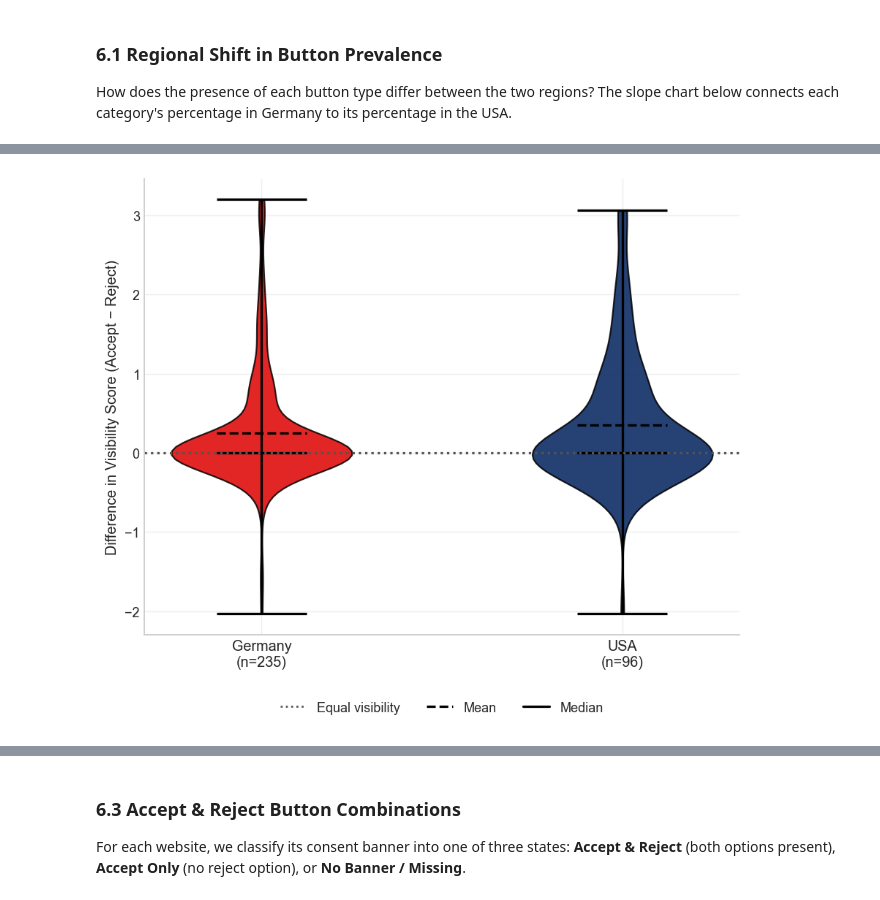
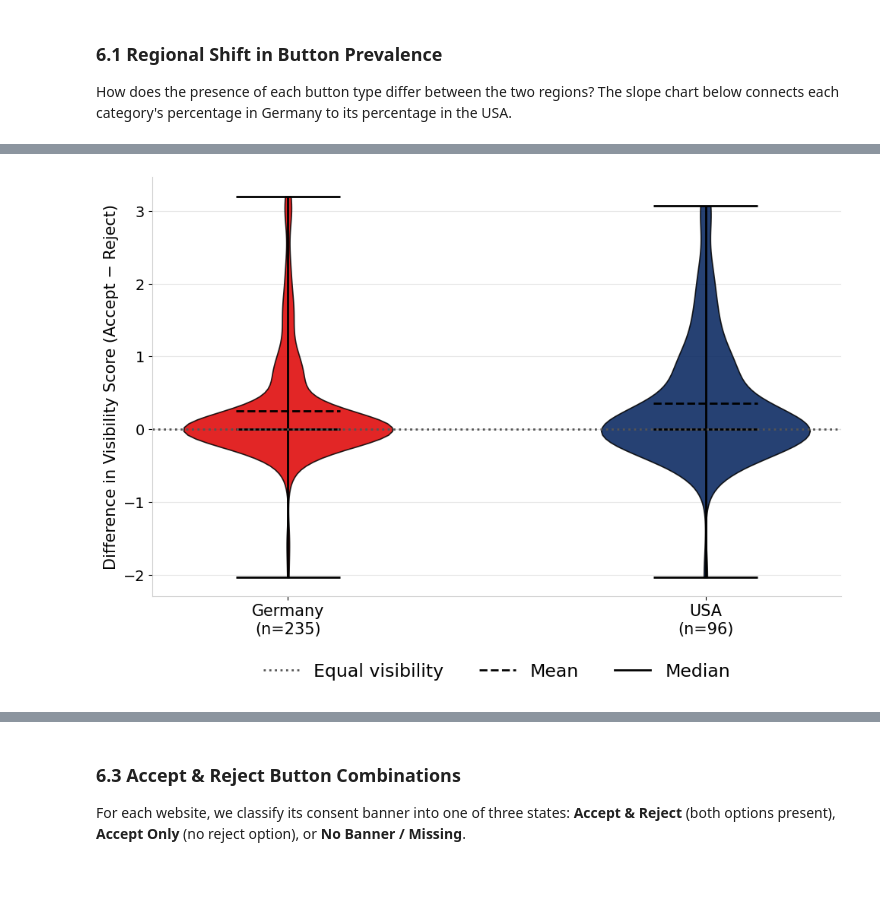
Before and after one commit to FlyinHedgehog/consent-observatory-tool-analysis, a Jupyter notebook: notebooks/germany-usa-results.ipynb, the cells around one changed output, grey strips where cells are left out. Cells and saved outputs as stored; diff of their text form; code cells hidden in the pictures.

```diff
--- a/notebooks/germany-usa-results.ipynb
+++ b/notebooks/germany-usa-results.ipynb
@@ -34,24 +34,8 @@ import json
 # this is where we are getting the extracted data for Germany and USA
 OUTPUT_DIR = Path('../data/output')
 EXAMPLES_DIR = Path('../data/examples')
+GRAPHS_DIR = Path('../data/graphs')
 
-# setup for plots
-plt.style.use('seaborn-v0_8-whitegrid')
-plt.rcParams.update({
-    'figure.figsize': (9, 4.5),
-    'figure.dpi': 130,
-    'savefig.dpi': 300,
-    'font.size': 11,
-    'axes.titlesize': 13,
-    'axes.labelsize': 11,
-    'xtick.labelsize': 10,
-    'ytick.labelsize': 10,
-    'legend.fontsize': 10,
-    'axes.spines.top': False,
-    'axes.spines.right': False,
-    'axes.grid': True,
-    'grid.alpha': 0.3,
-})
 
 # red for Germany, blue for USA
 COLORS = {'Germany': '#DD0000', 'USA': '#00205B'}
@@ -540,104 +644,62 @@ Even when both buttons exist, are they designed equally?
 We compute `vis_score(Accept) − vis_score(Reject)` for every website that has both.
 Positive values mean Accept has a higher visibility score, the paper considers this a dark pattern.
 # %%
-# 1. calculate differences between "accept" and "reject" button prominence
 def vis_score_diff(df):
-    """
-    Calculates the visibility score gap for each website.
-    Positive values = Accept button is more visible.
-    Negative values = Reject button is more visible.
-    """
     df = df.copy()
-
-    # get the highest visibility score for 'Accept' (category 1) per site
     acc = df[df['category'] == 1].groupby('website_url')['vis_score'].max()
-    # get the highest visibility score for 'Reject' (category 2) per site
     rej = df[df['category'] == 2].groupby('website_url')['vis_score'].max()
-
-    # only compare websites that actually have both types of buttons
     common = acc.index.intersection(rej.index)
-
-    # return the series of differences (Accept Score minus Reject Score)
     return acc[common] - rej[common]
 
-# process datasets for both regions
 de_diff = vis_score_diff(df_buttons_de)
 us_diff = vis_score_diff(df_buttons_us)
 
-# initialize the plot
-fig, ax = plt.subplots(figsize=(7, 6))
+fig, ax = plt.subplots(figsize=(10, 7))
 
-# 2. create the violin plot
-# showmeans and showmedians create the internal indicator lines
 parts = ax.violinplot(
     [de_diff.dropna().values, us_diff.dropna().values],
     positions=[0, 1],
     showmeans=True,
     showmedians=True
 )
 
-# color the 'bodies' (the shaded distribution area)
 for i, pc in enumerate(parts['bodies']):
     pc.set_facecolor([COLORS['Germany'], COLORS['USA']][i])
     pc.set_alpha(0.85)
-    pc.set_edgecolor('black') # adds a crisp border around the violin
+    pc.set_edgecolor('black')
     pc.set_linewidth(1.2)
 
-# style the internal statistical markers
 for partname in ('cbars', 'cmins', 'cmaxes', 'cmeans', 'cmedians'):
     parts[partname].set_color('black')
-    parts[partname].set_linewidth(1.8)
+    parts[partname].set_linewidth(2.0)
 
-# differentiate mean and median visually (Dashed vs Solid)
 parts['cmeans'].set_linestyle('--')
 parts['cmedians'].set_linestyle('-')
 
-# 3. add the "equal visibility" reference line at y=0
-# this helps identify sites with zero difference at a glance
-ax.axhline(0, color='#555555', ls=':', lw=1.8)
+ax.axhline(0, color='#555555', ls=':', lw=2.0)
 
-# 4. academic formatting and cleanup
-ax.grid(axis='y', linestyle='-', alpha=0.3) # subtle horizontal grid
-ax.set_axisbelow(True) # ensures grid lines stay behind the plot bodies
-
-# remove chart junk (top and right spines)
+ax.grid(axis='y', linestyle='-', alpha=0.3)
+ax.set_axisbelow(True)
 ax.spines['top'].set_visible(False)
 ax.spines['right'].set_visible(False)
 ax.spines['left'].set_color('#cccccc')
 ax.spines['bottom'].set_color('#cccccc')
 
-# label the axes
 ax.set_xticks([0, 1])
-ax.set_xticklabels([f'Germany\n(n={len(de_diff):,})', f'USA\n(n={len(us_diff):,})'], fontsize=11)
-ax.set_ylabel('Difference in Visibility Score (Accept − Reject)', fontsize=11)
+ax.set_xticklabels([f'Germany\n(n={len(de_diff):,})', f'USA\n(n={len(us_diff):,})'], fontsize=15)
+ax.set_ylabel('Difference in Visibility Score (Accept − Reject)', fontsize=15)
+ax.tick_params(axis='y', labelsize=14)
 
-# 5. build custom legend
-# manually creating handles ensures the legend matches our custom line styles
-equal_line = mlines.Line2D([], [], color='#555555', linestyle=':', lw=1.5, label='Equal visibility')
-mean_line = mlines.Line2D([], [], color='black', linestyle='--', lw=1.8, label='Mean')
-median_line = mlines.Line2D([], [], color='black', linestyle='-', lw=1.8, label='Median')
+equal_line  = mlines.Line2D([], [], color='#555555', linestyle=':', lw=2.0, label='Equal visibility')
+mean_line   = mlines.Line2D([], [], color='black',   linestyle='--', lw=2.0, label='Mean')
+median_line = mlines.Line2D([], [], color='black',   linestyle='-',  lw=2.0, label='Median')
 
-# position legend below the plot to avoid overlapping with data
 ax.legend(handles=[equal_line, mean_line, median_line],
           loc='upper center', bbox_to_anchor=(0.5, -0.12),
-          ncol=3, frameon=False, fontsize=10)
+          ncol=3, frameon=False, fontsize=17)
 
 plt.tight_layout()
+plt.savefig(Path(GRAPHS_DIR) / 'accept-reject-vis.png', dpi=600, bbox_inches='tight')
 plt.show()
-
-# 6. print statistical summary to console for verification
-for name, diff in [('Germany', de_diff), ('US', us_diff)]:
-    if diff.empty: continue
-
-    # calculate percentages using a small 0.5 buffer for "equality"
-    pct_equal  = (diff.abs() < 0.5).mean() * 100
-    pct_accept = (diff > 0.5).mean() * 100
-    pct_reject = (diff < -0.5).mean() * 100
-
-    print(f"{name} -- n={len(diff):,}  "
-          f"Mean diff={diff.mean():.2f}  Median={diff.median():.2f}  "
-          f"| Accept more prominent: {pct_accept:.1f}%  "
-          f"| Equally prominent: {pct_equal:.1f}%  "
-          f"| Reject more prominent: {pct_reject:.1f}%")
 # %% [output]
-[figure, old version]
+[figure, new version]
```
Also changed, not shown: parts of 18 cells of this notebook, 6 other files.
